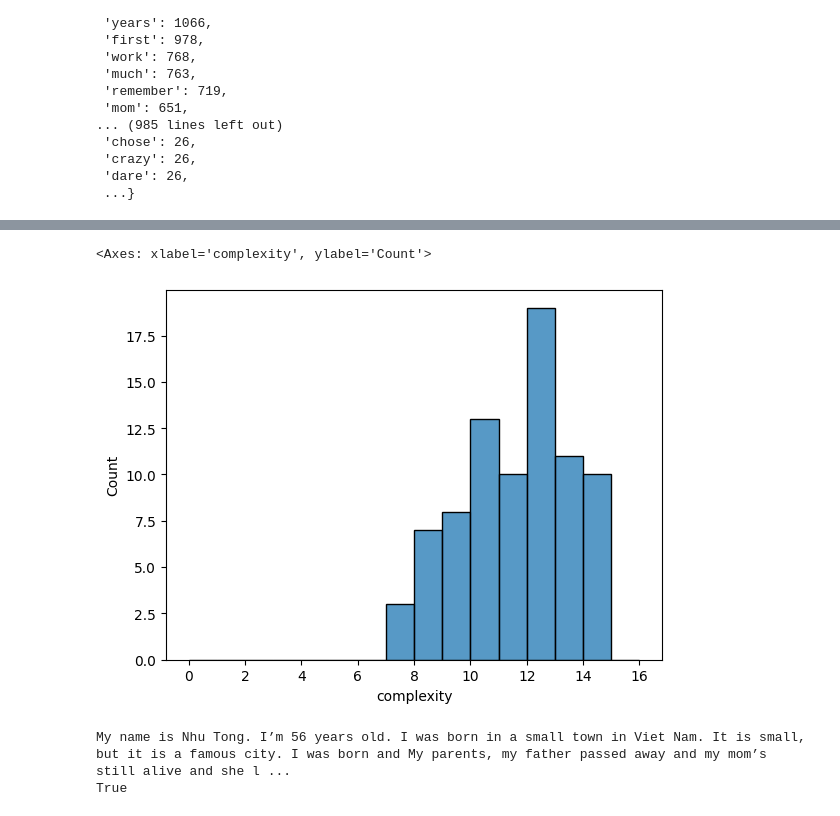
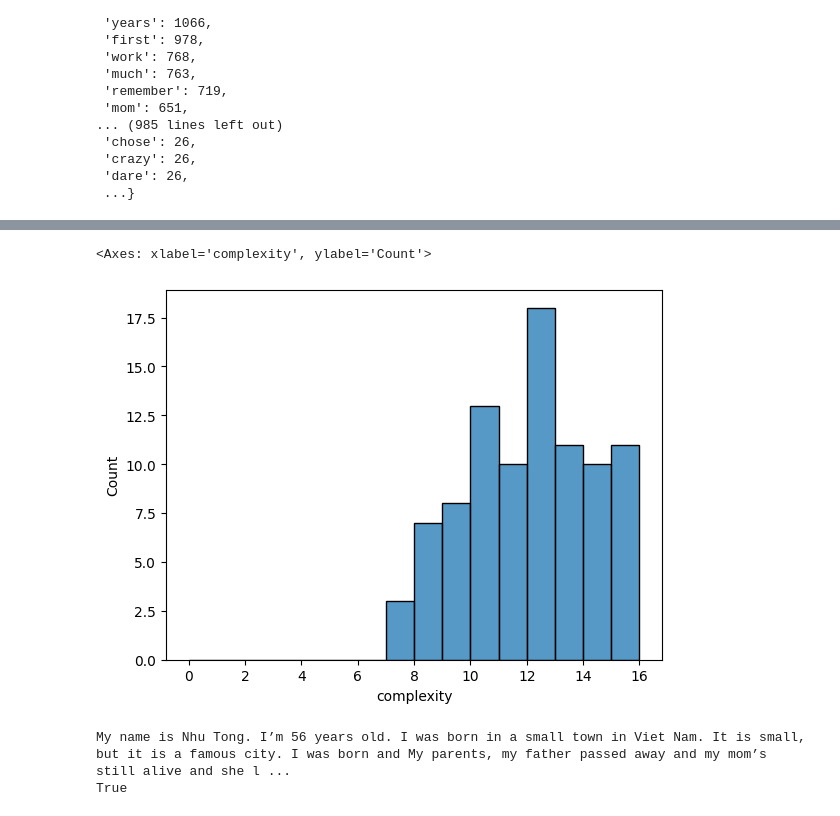
Before and after one commit to not-fritos/26s-curric-803-report, a Jupyter notebook: 26s_CURRIC_803_HW_06_NLP.ipynb, the cells around one changed output, grey strips where cells are left out. Cells and saved outputs as stored; diff of their text form; code cells hidden in the pictures.

Commit message:
plot complexity on everything

```diff
--- a/26s_CURRIC_803_HW_06_NLP.ipynb
+++ b/26s_CURRIC_803_HW_06_NLP.ipynb
@@ -363,6 +363,6 @@ df_new["complexity"] = (
 display(df_new[df_new["complexity"] > 14].sort_values("complexity", ascending=False).head(10))
 
 # plot "reasonable" values
-sns.histplot(df_new[df_new["complexity"] < 15], x="complexity", bins=np.arange(0, 17, 1.0))
+sns.histplot(df_new, x="complexity", bins=np.arange(0, 17, 1.0))
 # %% [output]
 |  | interviewee | narrator_dialogue | num_words | avg_word_length | num_sentences | avg_sentence_length | ... |
@@ -385,5 +379,5 @@ sns.histplot(df_new[df_new["complexity"] < 15], x="complexity", bins=np.arange(0
 <Axes: xlabel='complexity', ylabel='Count'>
-[figure, old version]
+[figure, new version]
 # %%
 lowest_complexity_person = df_new.loc[df_new["complexity"].idxmin(), "interviewee"]
 lowest_complexity_transcript = processed_df.loc[df_new["complexity"].idxmin(), "narrator_dialogue"]
```
Also changed, not shown: parts of 1 cell of this notebook.
